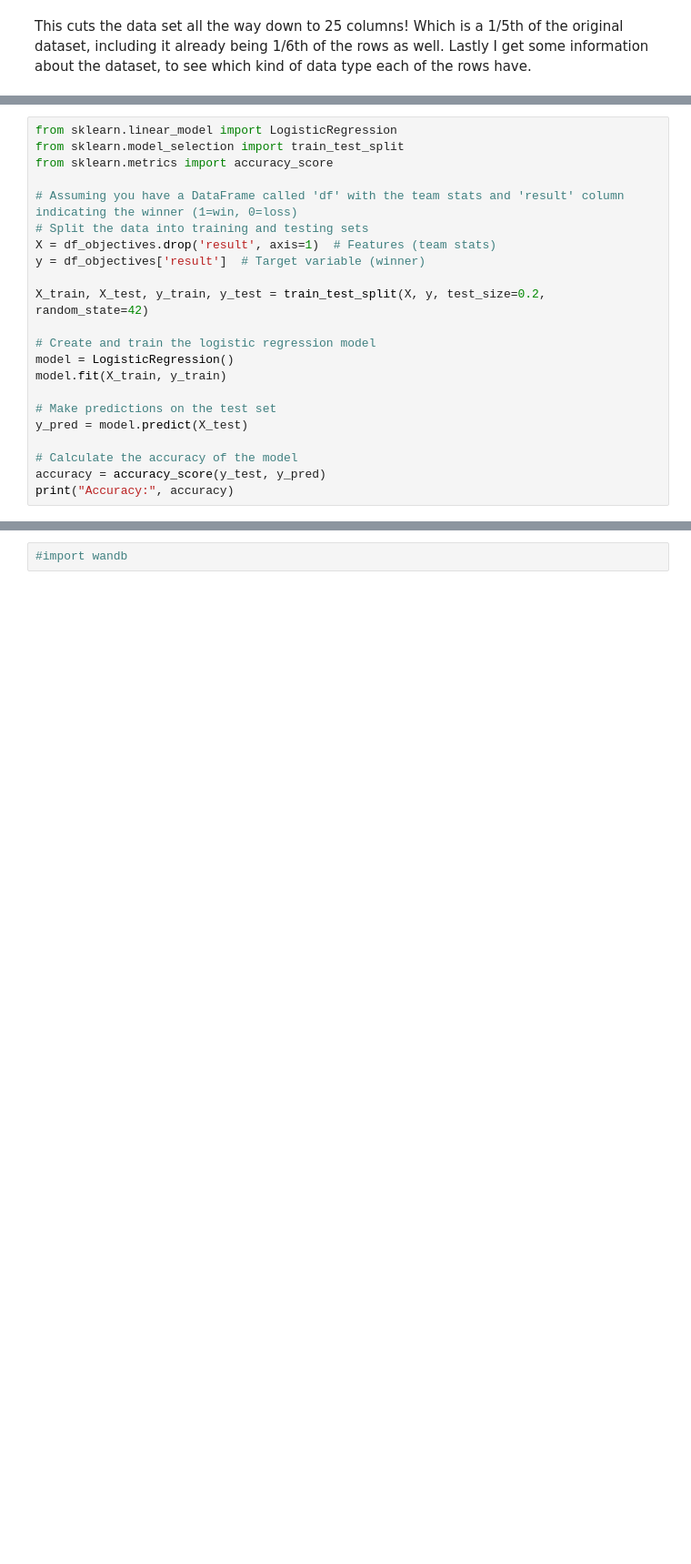
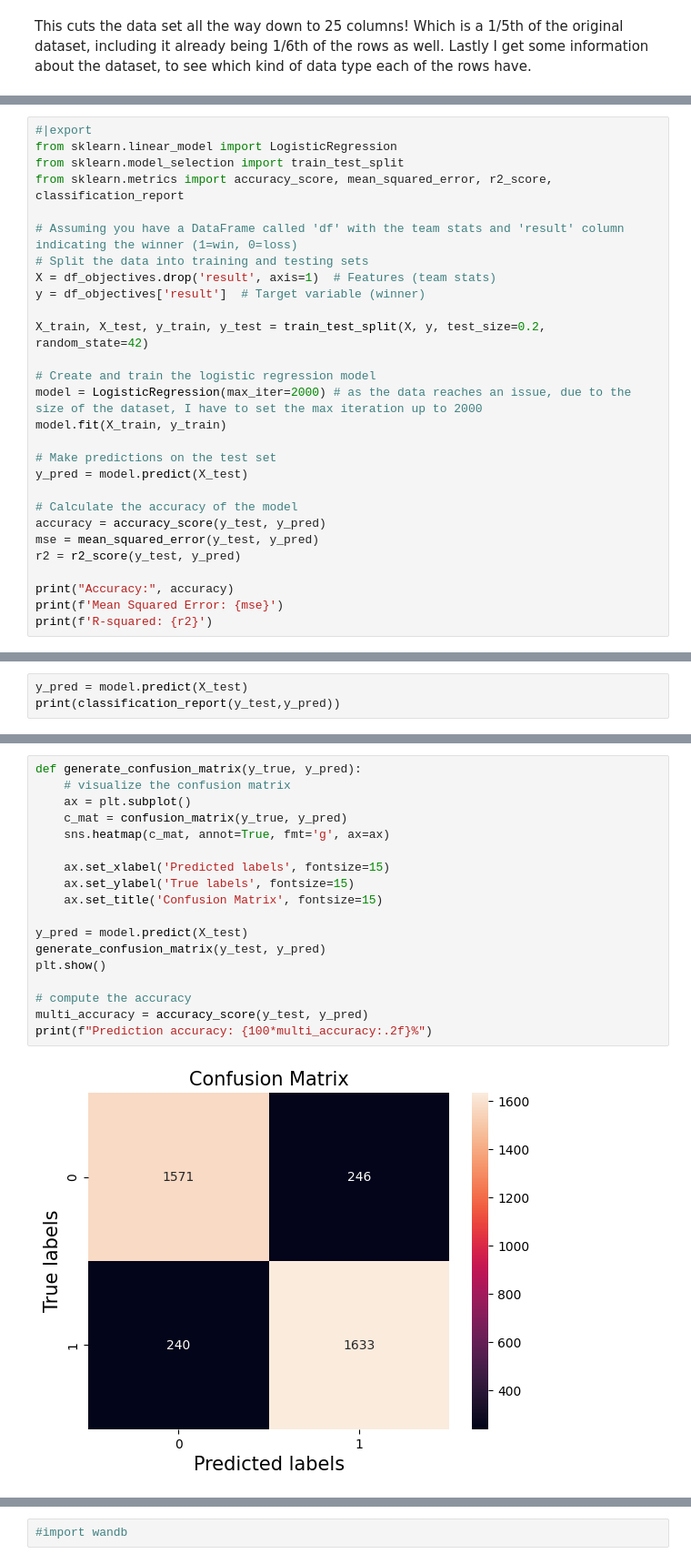
Before and after one commit to LukasGadeMEA20/ML-For-Beginners, a Jupyter notebook: MiniProject/MiniProject.ipynb, the cells around one changed output, grey strips where cells are left out. Shown at 91% size. Drawn from its saved outputs; the diff is of its cells as text; blank space fills up the shorter version.

```diff
--- a/MiniProject/MiniProject.ipynb
+++ b/MiniProject/MiniProject.ipynb
@@ -137,7 +145,8 @@ df_objectives.describe()
 # %%
+#|export
 from sklearn.linear_model import LogisticRegression
 from sklearn.model_selection import train_test_split
-from sklearn.metrics import accuracy_score
+from sklearn.metrics import accuracy_score, mean_squared_error, r2_score, classification_report
 
 # Assuming you have a DataFrame called 'df' with the team stats and 'result' column indicating the winner (1=win, 0=loss)
 # Split the data into training and testing sets
@@ -147,7 +156,7 @@ y = df_objectives['result']  # Target variable (winner)
 X_train, X_test, y_train, y_test = train_test_split(X, y, test_size=0.2, random_state=42)
 
 # Create and train the logistic regression model
-model = LogisticRegression()
+model = LogisticRegression(max_iter=2000) # as the data reaches an issue, due to the size of the dataset, I have to set the max iteration up to 2000
 model.fit(X_train, y_train)
 
 # Make predictions on the test set
@@ -155,5 +164,10 @@ y_pred = model.predict(X_test)
 
 # Calculate the accuracy of the model
 accuracy = accuracy_score(y_test, y_pred)
+mse = mean_squared_error(y_test, y_pred)
+r2 = r2_score(y_test, y_pred)
+
 print("Accuracy:", accuracy)
+print(f'Mean Squared Error: {mse}')
+print(f'R-squared: {r2}')
 # %% [output]
@@ -167,0 +177,3 @@ Please also refer to the documentation for alternative solver options:
+# %%
+y_pred = model.predict(X_test)
+print(classification_report(y_test,y_pred))
@@ -187,0 +211,20 @@ dtype: float64
+# %%
+def generate_confusion_matrix(y_true, y_pred):
+    # visualize the confusion matrix
+    ax = plt.subplot()
+    c_mat = confusion_matrix(y_true, y_pred)
+    sns.heatmap(c_mat, annot=True, fmt='g', ax=ax)
+
+    ax.set_xlabel('Predicted labels', fontsize=15)
+    ax.set_ylabel('True labels', fontsize=15)
+    ax.set_title('Confusion Matrix', fontsize=15)
+
+y_pred = model.predict(X_test)
+generate_confusion_matrix(y_test, y_pred)
+plt.show()
+
+# compute the accuracy
+multi_accuracy = accuracy_score(y_test, y_pred)
+print(f"Prediction accuracy: {100*multi_accuracy:.2f}%")
+# %% [output]
+[figure, added]
```
Also changed, not shown: parts of 25 cells of this notebook, 6 other files.
